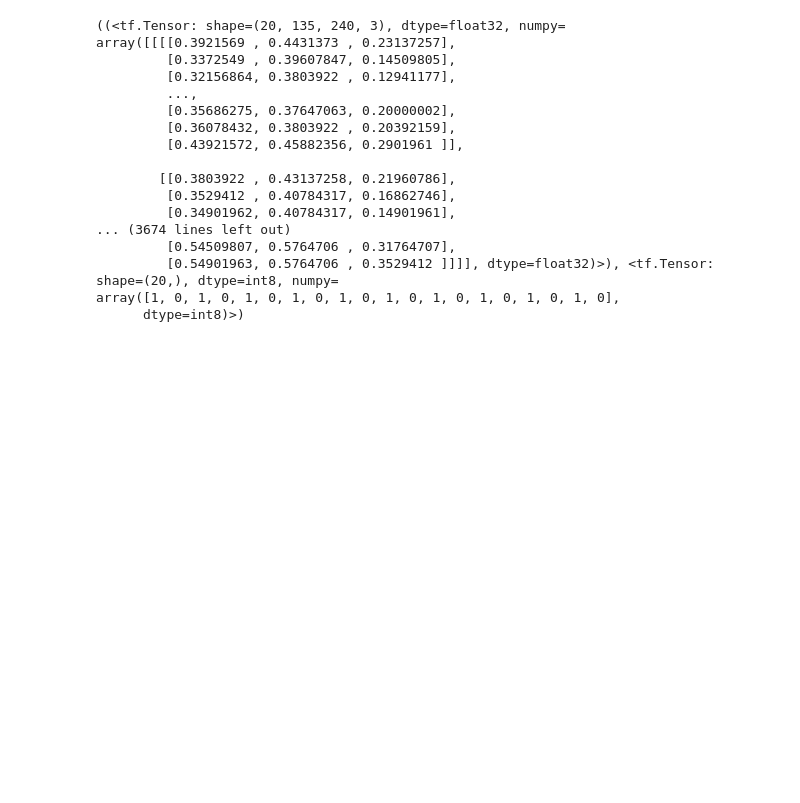
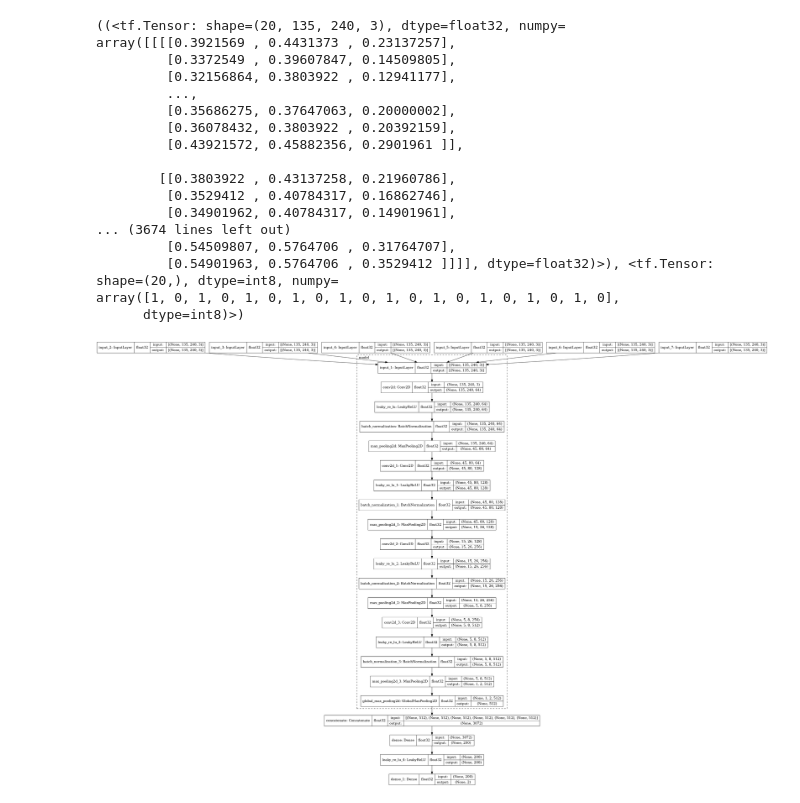
Before and after one commit to AsimPoptani/Backwards_Detection, a Jupyter notebook: model2.ipynb, the cells around one changed output. Cells and saved outputs as stored; diff of their text form; code cells hidden in the pictures; blank space fills up the shorter version.

```diff
--- a/model2.ipynb
+++ b/model2.ipynb
@@ -228,16 +230,18 @@ image_6_nn=conv(image_6)
 def add(images):
     return images[0]+images[1]+images[2]+images[3]+images[4]+images[5]
 
-lambda_layer=K.layers.Lambda(add)([image_1_nn,image_2_nn,image_3_nn,image_4_nn,image_5_nn,image_6_nn])
+lambda_layer=tf.keras.layers.Concatenate()([image_1_nn,image_2_nn,image_3_nn,image_4_nn,image_5_nn,image_6_nn])
 fc_1=K.layers.Dense(200)(lambda_layer)
 fc_1=K.layers.LeakyReLU()(fc_1)
 # fc_1=K.layers.Dense(200)(fc_1)
 # fc_1=K.layers.LeakyReLU()(fc_1)
-fc_2=K.layers.Dense(1,activation='tanh')(fc_1)
+fc_2=K.layers.Dense(2,activation='tanh')(fc_1)
 # bce = tf.keras.losses.BinaryCrossentropy(from_logits=False)
 model=K.Model(inputs=[image_1,image_2,image_3,image_4,image_5,image_6],outputs=fc_2)
 # %%
-# K.utils.plot_model(model,show_shapes=True,expand_nested=True,show_dtype=True)
+K.utils.plot_model(model,show_shapes=True,expand_nested=True,show_dtype=True)
+# %% [output]
+[figure, added]
 # %%
 # run_opts = tf.RunOptions(report_tensor_allocations_upon_oom = True)
 model.compile(
```
Also changed, not shown: parts of 6 cells of this notebook, 1 other file.
